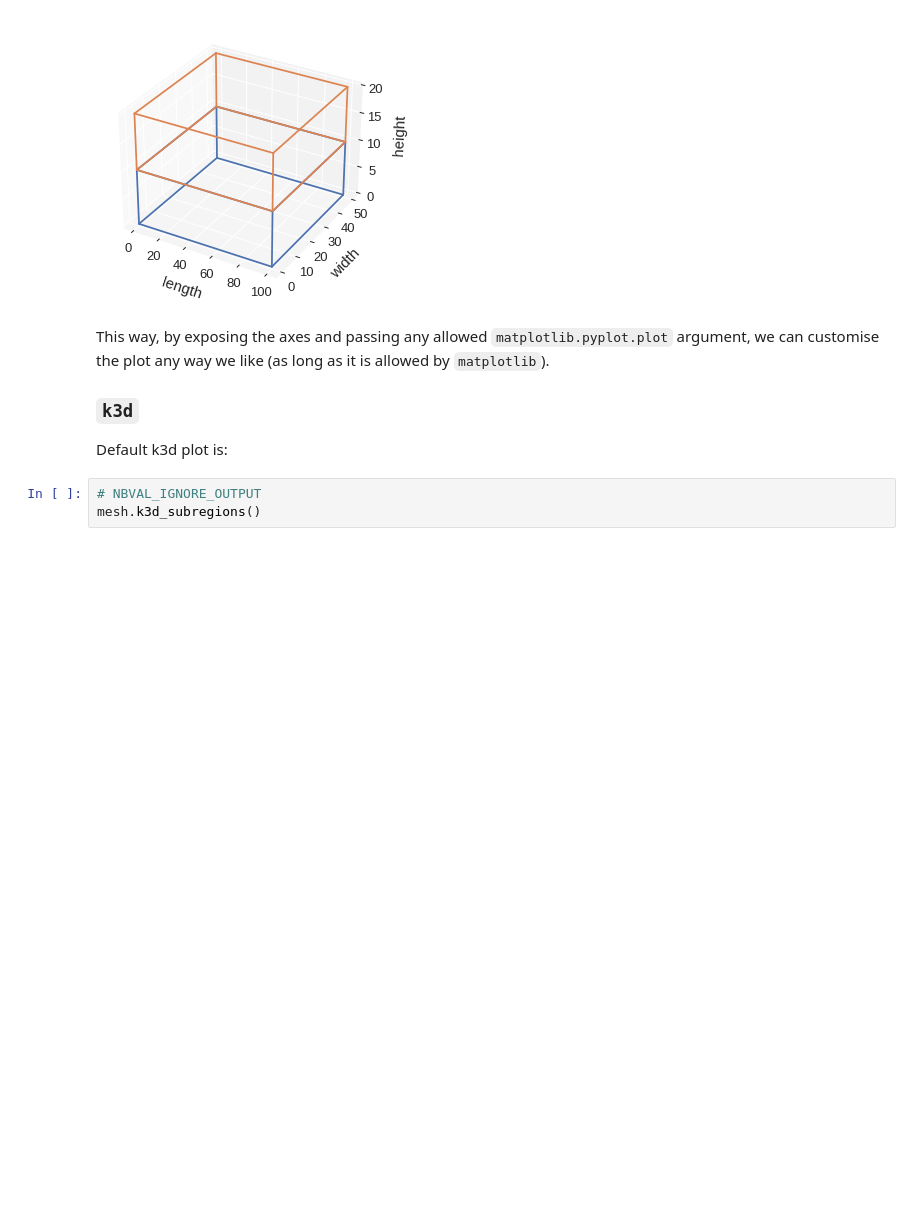
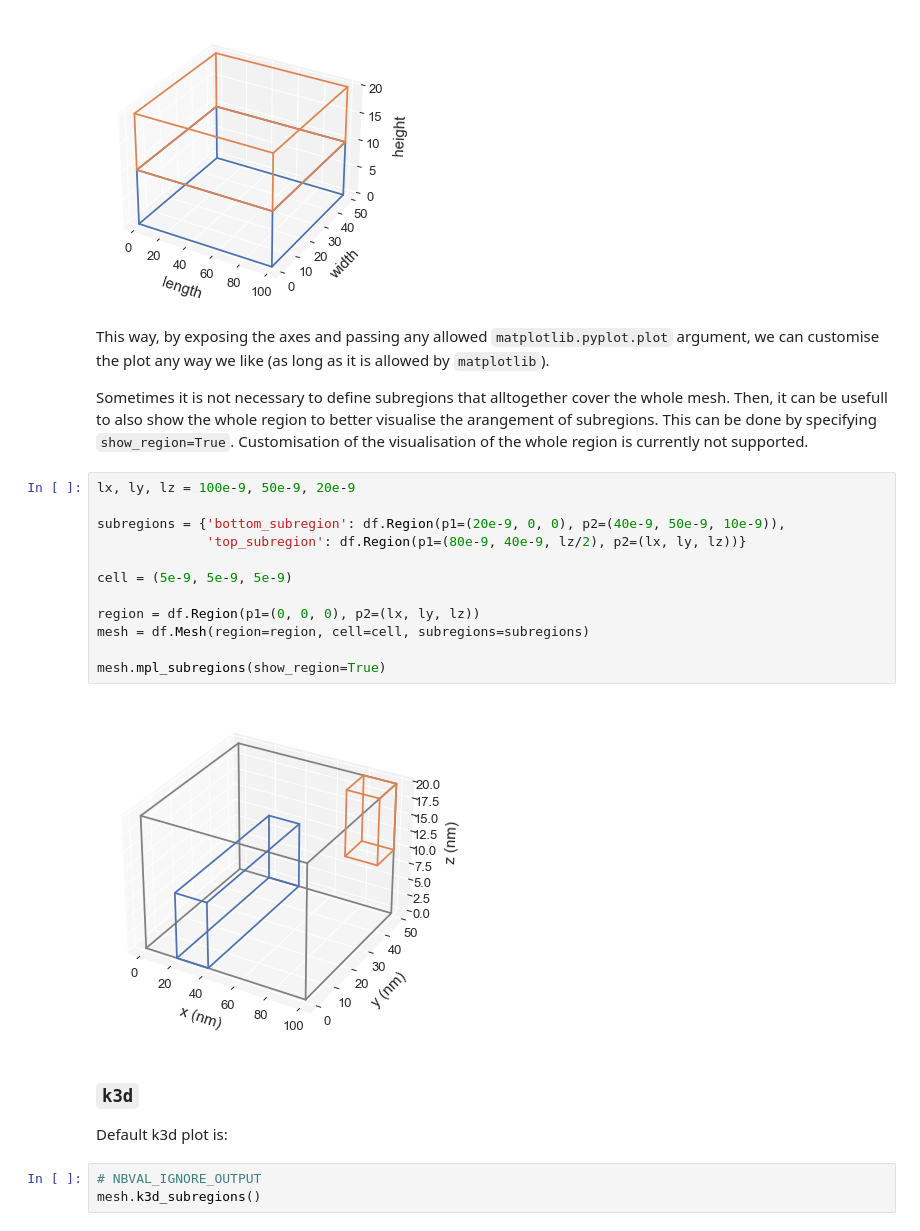
Before and after one commit to ubermag/discretisedfield, a Jupyter notebook: docs/ipynb/mesh-subregions.ipynb, the cells around one changed output. Drawn from its saved outputs; the diff is of its cells as text; blank space fills up the shorter version.

Commit message:
Add option to plot subregions and whole region to tutorial.

```diff
--- a/docs/ipynb/mesh-subregions.ipynb
+++ b/docs/ipynb/mesh-subregions.ipynb
@@ -140,9 +140,25 @@ Text(0.5, 0, 'height')
 # %% [markdown]
 This way, by exposing the axes and passing any allowed `matplotlib.pyplot.plot` argument, we can customise the plot any way we like (as long as it is allowed by `matplotlib`).
 
-### `k3d`
-
-Default k3d plot is:
+Sometimes it is not necessary to define subregions that alltogether cover the whole mesh. Then, it can be usefull to also show the whole region to better visualise the arangement of subregions. This can be done by specifying ``show_region=True``. Customisation of the visualisation of the whole region is currently not supported.
+# %%
+lx, ly, lz = 100e-9, 50e-9, 20e-9
+
+subregions = {'bottom_subregion': df.Region(p1=(20e-9, 0, 0), p2=(40e-9, 50e-9, 10e-9)),
+              'top_subregion': df.Region(p1=(80e-9, 40e-9, lz/2), p2=(lx, ly, lz))}
+
+cell = (5e-9, 5e-9, 5e-9)
+
+region = df.Region(p1=(0, 0, 0), p2=(lx, ly, lz))
+mesh = df.Mesh(region=region, cell=cell, subregions=subregions)
+
+mesh.mpl_subregions(show_region=True)
+# %% [output]
+[figure, added]
+# %% [markdown]
+### `k3d`
+
+Default k3d plot is:
 # %%
 # NBVAL_IGNORE_OUTPUT
 mesh.k3d_subregions()
```
